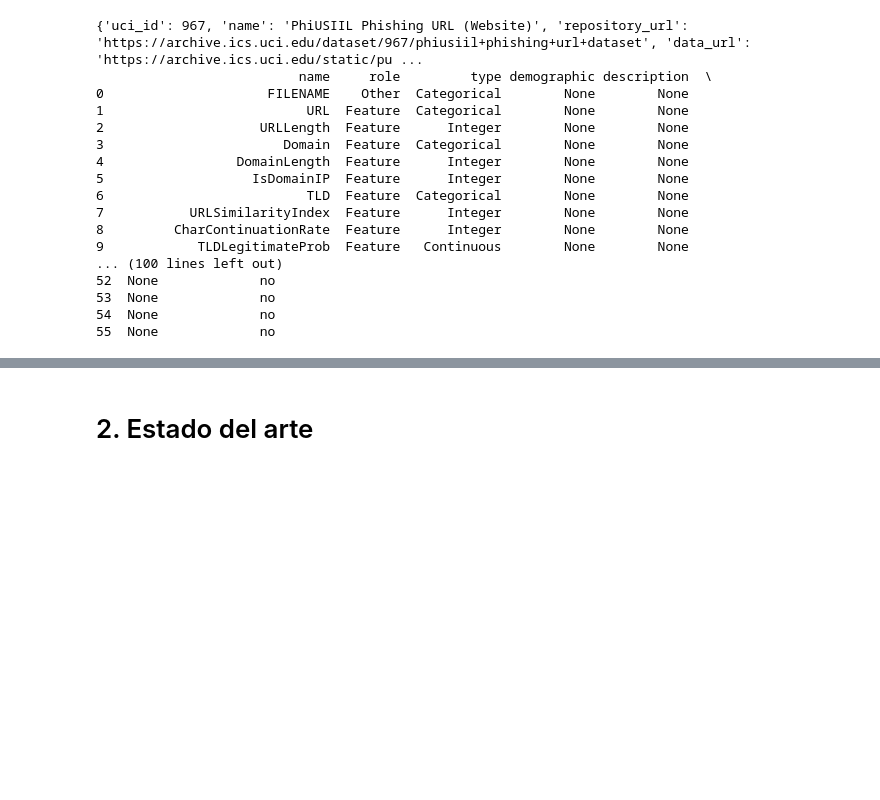
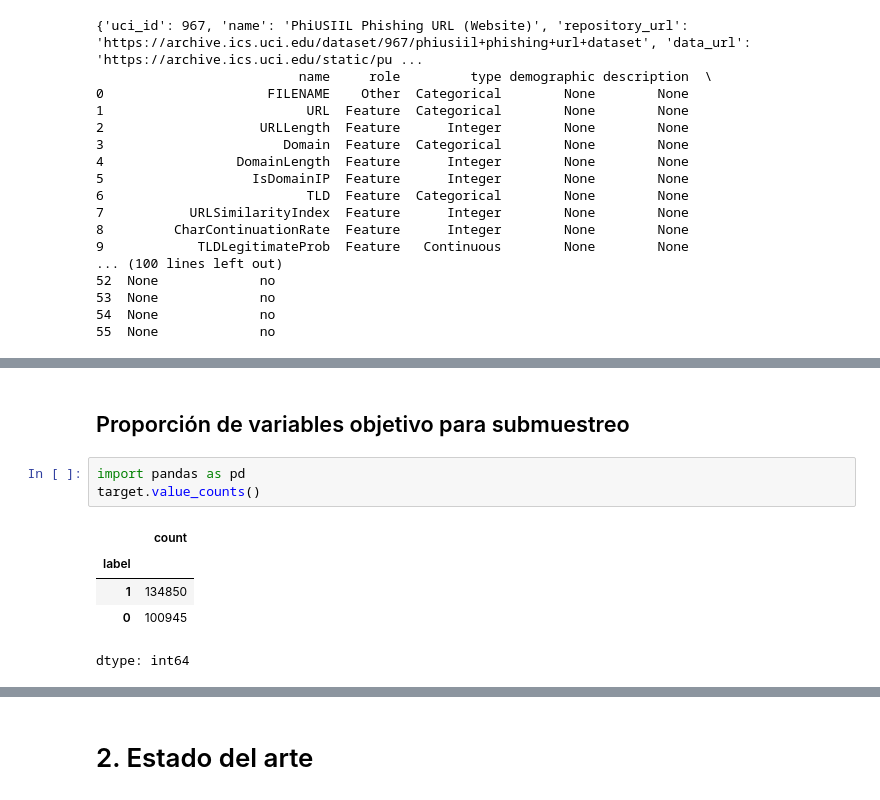
Before and after one commit to sren97/Modelos2_PhiUSIIL, a Jupyter notebook: Proyecto_Modelos_2_PhiUSIIL.ipynb, the cells around one changed output, grey strips where cells are left out. Drawn from its saved outputs; the diff is of its cells as text; blank space fills up the shorter version.

```diff
--- a/Proyecto_Modelos_2_PhiUSIIL.ipynb
+++ b/Proyecto_Modelos_2_PhiUSIIL.ipynb
@@ -62,0 +88,11 @@ print(phiusiil_phishing_url_website.variables)
+# %% [markdown]
+## Proporción de variables objetivo para submuestreo
+# %%
+import pandas as pd
+target.value_counts()
+# %% [output]
+|  | count |
+| label |  |
+| 1 | 134850 |
+| 0 | 100945 |
+dtype: int64
```
Also changed, not shown: parts of 15 cells of this notebook.
